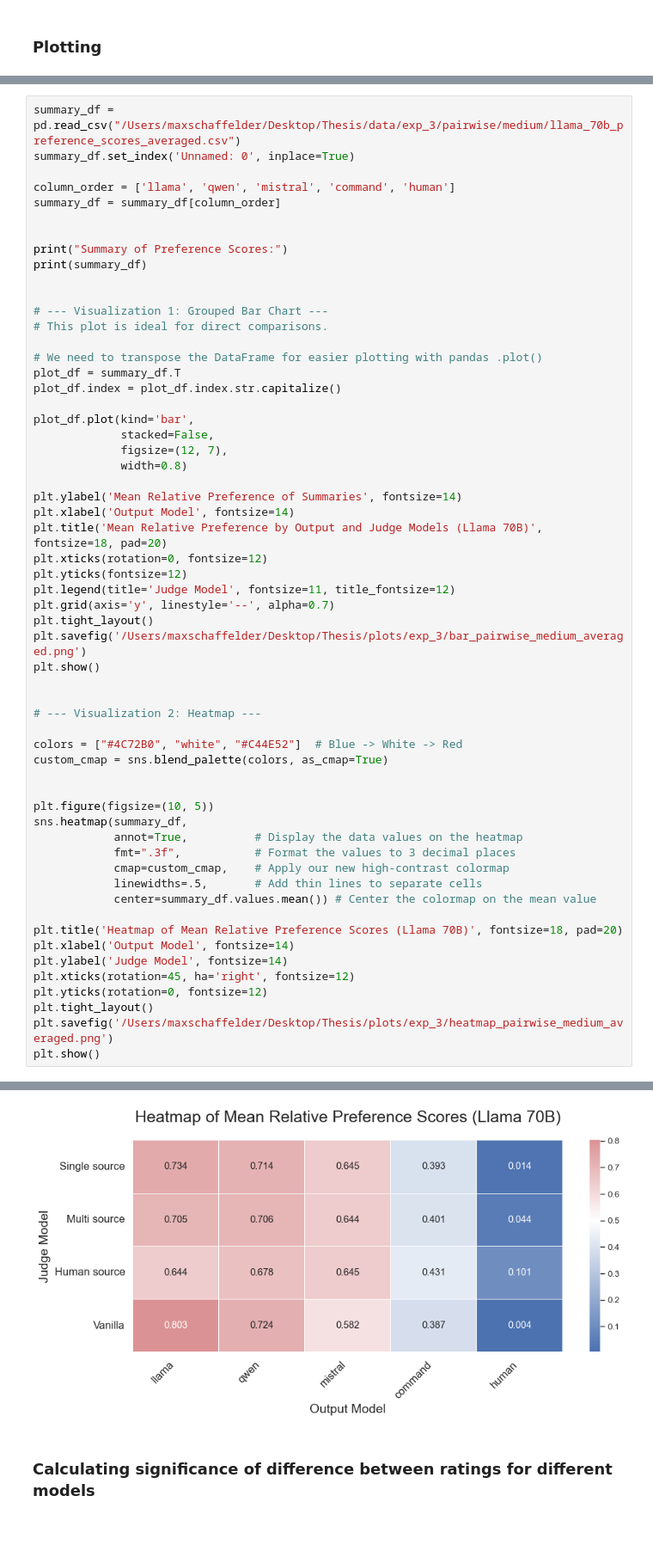
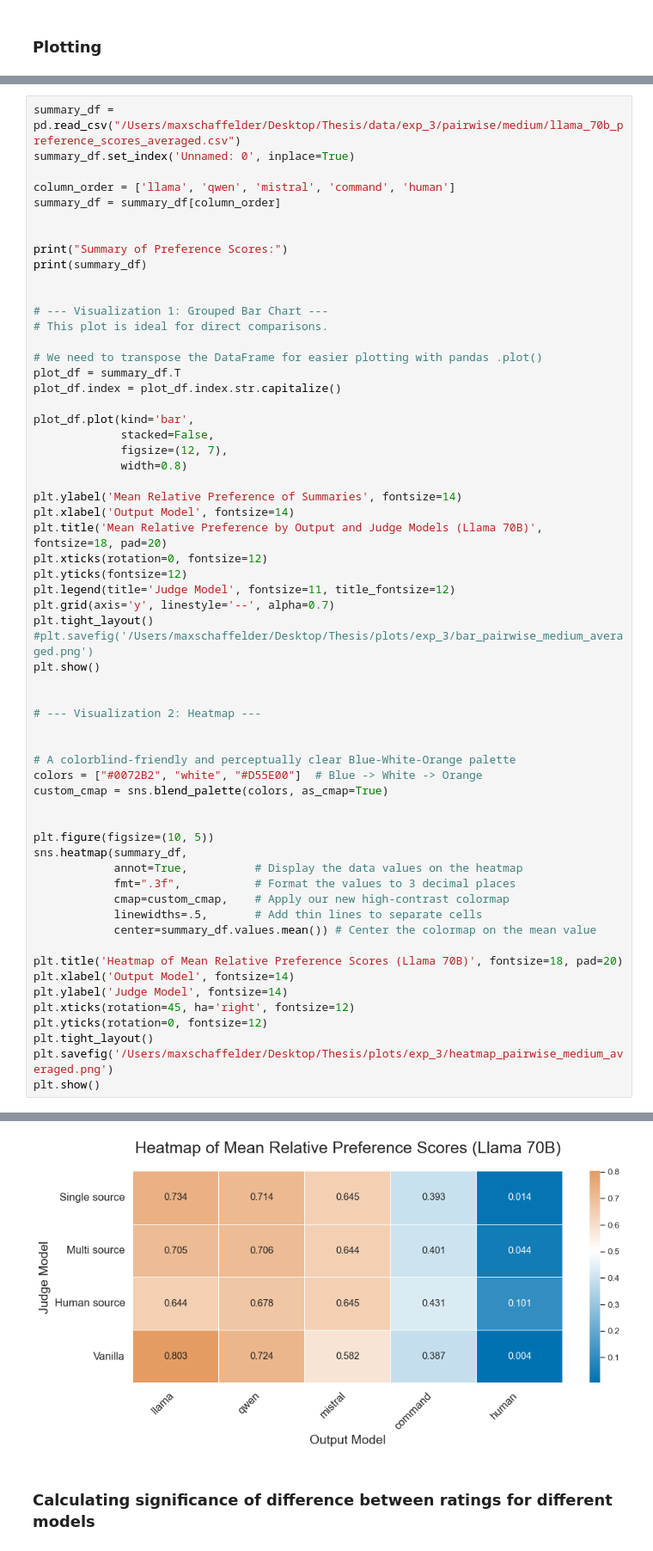
Before and after one commit to maxschaffelder/synthetic_data_diversity, a Jupyter notebook: exp_3/pairwise_rankings/analysis.ipynb, the cells around one changed output, grey strips where cells are left out. Shown at 86% size. Drawn from its saved outputs; the diff is of its cells as text.

Commit message:
improve color palette for visualizations, calculate average differences in preference scores

```diff
--- a/exp_3/pairwise_rankings/analysis.ipynb
+++ b/exp_3/pairwise_rankings/analysis.ipynb
@@ -934,42 +913,44 @@ plt.yticks(fontsize=12)
 plt.legend(title='Judge Model', fontsize=11, title_fontsize=12)
 plt.grid(axis='y', linestyle='--', alpha=0.7)
 plt.tight_layout()
-plt.savefig('/Users/maxschaffelder/Desktop/Thesis/plots/exp_3/bar_pairwise_medium_averaged.png')
+#plt.savefig('/Users/maxschaffelder/Desktop/Thesis/plots/exp_3/bar_pairwise_medium_averaged.png')
 plt.show()
 
 
 # --- Visualization 2: Heatmap ---
 
-colors = ["#4C72B0", "white", "#C44E52"]  # Blue -> White -> Red
+
+# A colorblind-friendly and perceptually clear Blue-White-Orange palette
+colors = ["#0072B2", "white", "#D55E00"]  # Blue -> White -> Orange
 custom_cmap = sns.blend_palette(colors, as_cmap=True)
 
 
 plt.figure(figsize=(10, 5))
 sns.heatmap(summary_df,
             annot=True,          # Display the data values on the heatmap
             fmt=".3f",           # Format the values to 3 decimal places
             cmap=custom_cmap,    # Apply our new high-contrast colormap
             linewidths=.5,       # Add thin lines to separate cells
             center=summary_df.values.mean()) # Center the colormap on the mean value
 
 plt.title('Heatmap of Mean Relative Preference Scores (Llama 70B)', fontsize=18, pad=20)
 plt.xlabel('Output Model', fontsize=14)
 plt.ylabel('Judge Model', fontsize=14)
 plt.xticks(rotation=45, ha='right', fontsize=12)
 plt.yticks(rotation=0, fontsize=12)
 plt.tight_layout()
 plt.savefig('/Users/maxschaffelder/Desktop/Thesis/plots/exp_3/heatmap_pairwise_medium_averaged.png')
 plt.show()
 # %% [output]
 Summary of Preference Scores:
                 llama    qwen  mistral  command   human
 Unnamed: 0
 Single source  0.7342  0.7144   0.6451   0.3927  0.0137
 Multi source   0.7046  0.7061   0.6444   0.4007  0.0442
 Human source   0.6444  0.6778   0.6455   0.4308  0.1014
 Vanilla        0.8027  0.7239   0.5821   0.3873  0.0040
 [figure]
-[figure, old version]
+[figure, new version]
 # %% [markdown]
 ### Calculating significance of difference between ratings for different models
 # %%
```
Also changed, not shown: parts of 6 cells of this notebook.
